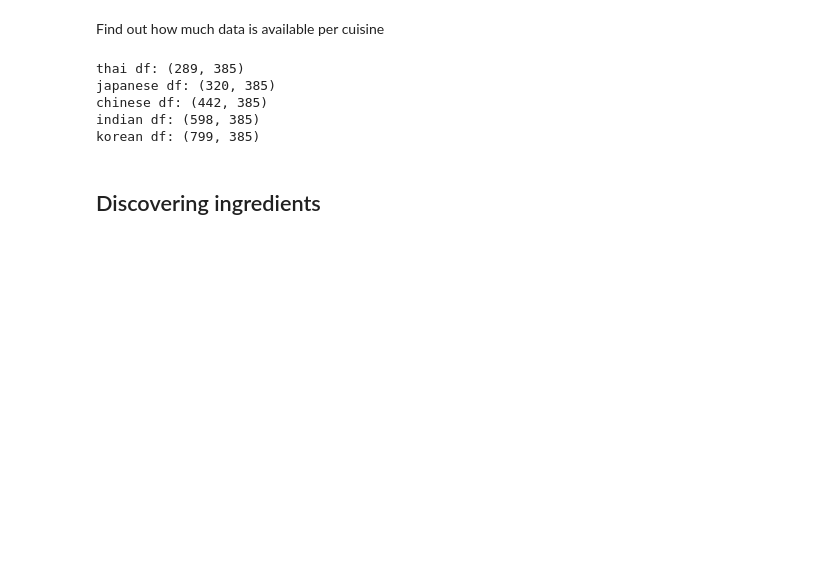
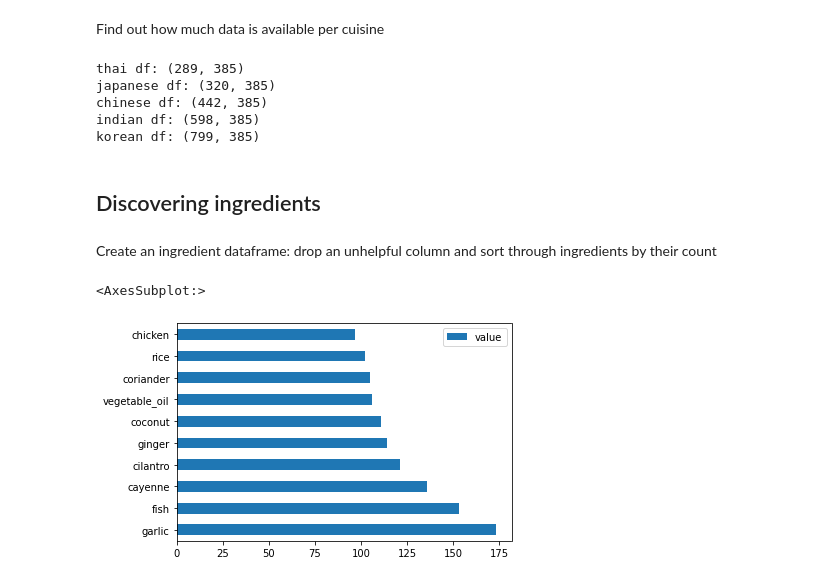
Before and after one commit to RyanXinOne/ML-For-Beginners, a Jupyter notebook: 4-Classification/1-Introduction/notebook.ipynb, the cells around one changed output. Cells and saved outputs as stored; diff of their text form; code cells hidden in the pictures; blank space fills up the shorter version.

```diff
--- a/4-Classification/1-Introduction/notebook.ipynb
+++ b/4-Classification/1-Introduction/notebook.ipynb
@@ -60,3 +62,17 @@ indian df: (598, 385)
 korean df: (799, 385)
 # %% [markdown]
 ## Discovering ingredients
+# %% [markdown]
+Create an ingredient dataframe: drop an unhelpful column and sort through ingredients by their count
+# %%
+def create_ingredient_df(df):
+    ingredient_df = df.T.drop(['cuisine', 'Unnamed: 0']).sum(axis=1).to_frame('value')
+    ingredient_df = ingredient_df[ingredient_df != 0]
+    ingredient_df = ingredient_df.sort_values(by='value', ascending=False, inplace=False)
+    return ingredient_df
+# %%
+thai_ingredient_df = create_ingredient_df(thai_df)
+thai_ingredient_df.head(10).plot.barh()
+# %% [output]
+<AxesSubplot:>
+[figure, added]
```
Also changed, not shown: parts of 13 cells of this notebook, 1 other file.
